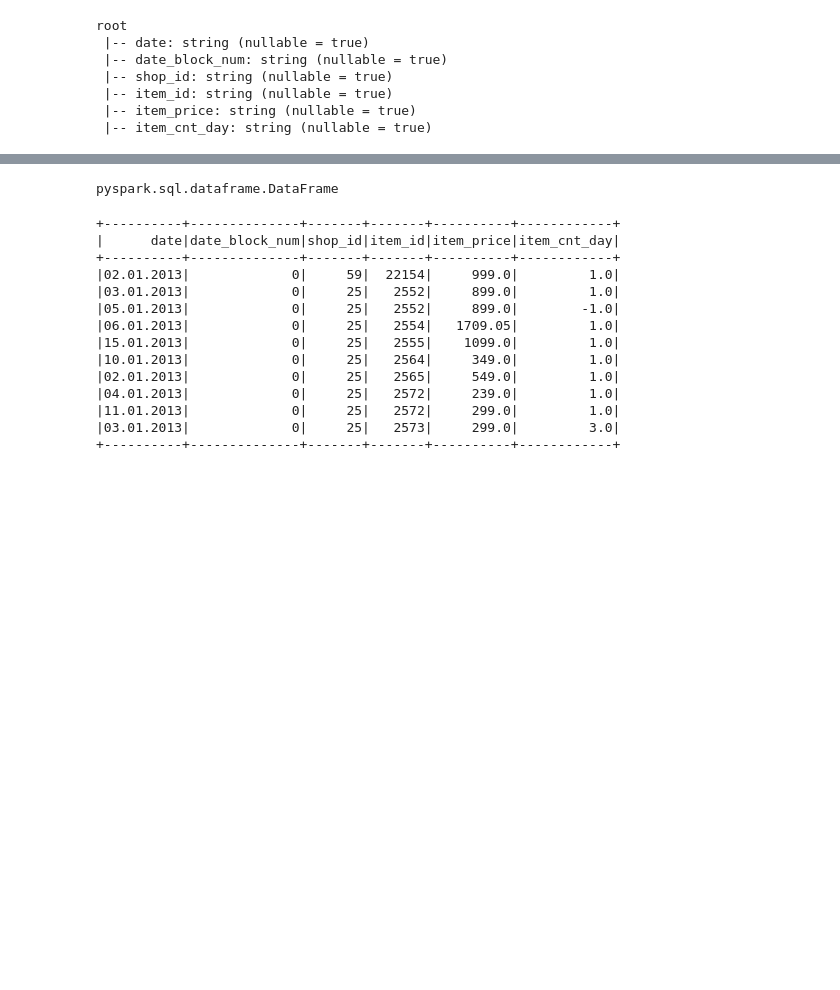
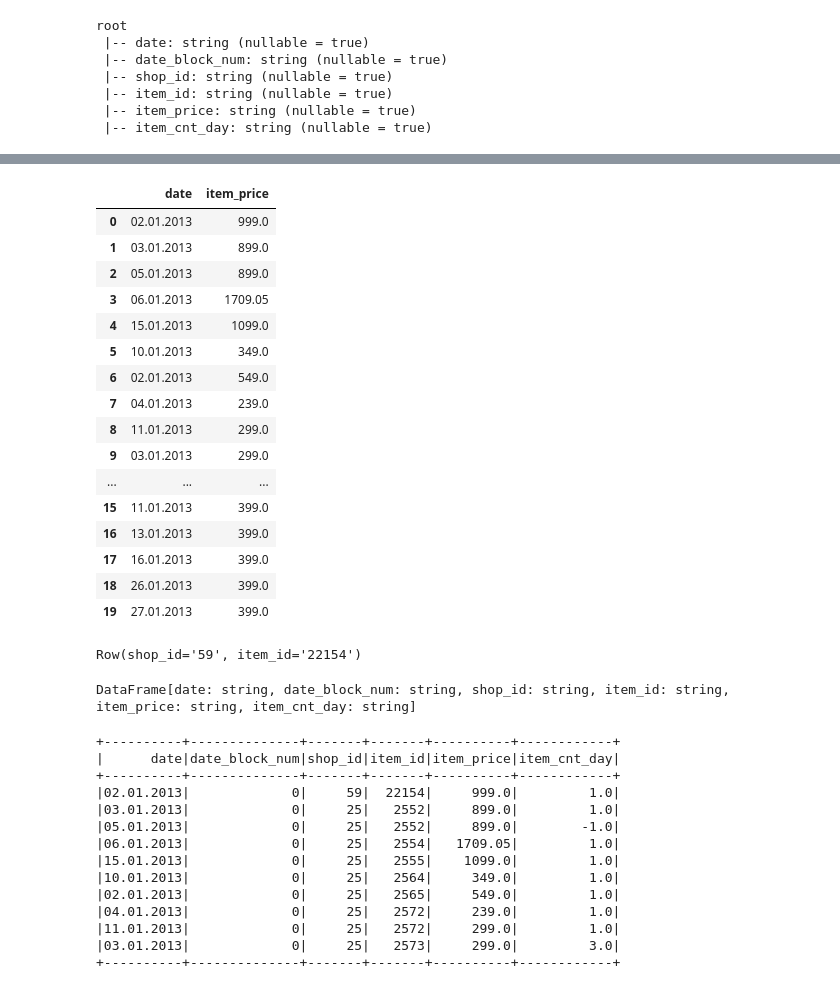
Before and after one commit to JulienCojan/pyspark_kschool, a Jupyter notebook: DataFrames_SQL.ipynb, the cells around one changed output, grey strips where cells are left out. Cells and saved outputs as stored; diff of their text form; code cells hidden in the pictures; blank space fills up the shorter version.

```diff
--- a/DataFrames_SQL.ipynb
+++ b/DataFrames_SQL.ipynb
@@ -25,7 +78,7 @@ spark
 sales_sdf = spark\
     .read\
     .option("header", "true")\
-    .csv("data/sales_train.csv.gz")
+    .csv("data/competitive-data-science-predict-future-sales/sales_train.csv.gz")
 # %%
 sales_sdf.printSchema()
 # %% [output]
@@ -59,3 +136,27 @@ only showing top 20 rows
+# %%
+sales_sdf.select(sales_sdf.date,sales_sdf.item_price).limit(20).toPandas()
+# %% [output]
+|  | date | item_price |
+| 0 | 02.01.2013 | 999.0 |
+| 1 | 03.01.2013 | 899.0 |
+| 2 | 05.01.2013 | 899.0 |
+| 3 | 06.01.2013 | 1709.05 |
+| 4 | 15.01.2013 | 1099.0 |
+| 5 | 10.01.2013 | 349.0 |
+| 6 | 02.01.2013 | 549.0 |
+| 7 | 04.01.2013 | 239.0 |
+| 8 | 11.01.2013 | 299.0 |
+| 9 | 03.01.2013 | 299.0 |
+| ... | ... | ... |
+| 15 | 11.01.2013 | 399.0 |
+| 16 | 13.01.2013 | 399.0 |
+| 17 | 16.01.2013 | 399.0 |
+| 18 | 26.01.2013 | 399.0 |
+| 19 | 27.01.2013 | 399.0 |
+# %%
+sales_sdf[['shop_id','item_id']].head()
+# %% [output]
+Row(shop_id='59', item_id='22154')
 # %%
 sales_sdf.createOrReplaceTempView("sales")
 # %%
@@ -65,9 +166,9 @@ SELECT *
 FROM sales
 LIMIT 10
 """)
-type(sales_10)
+sales_10
 # %% [output]
-pyspark.sql.dataframe.DataFrame
+DataFrame[date: string, date_block_num: string, shop_id: string, item_id: string, item_price: string, item_cnt_day: string]
 # %%
 sales_10.show()
 # %% [output]
```
Also changed, not shown: parts of 51 cells of this notebook, 1 other file.
